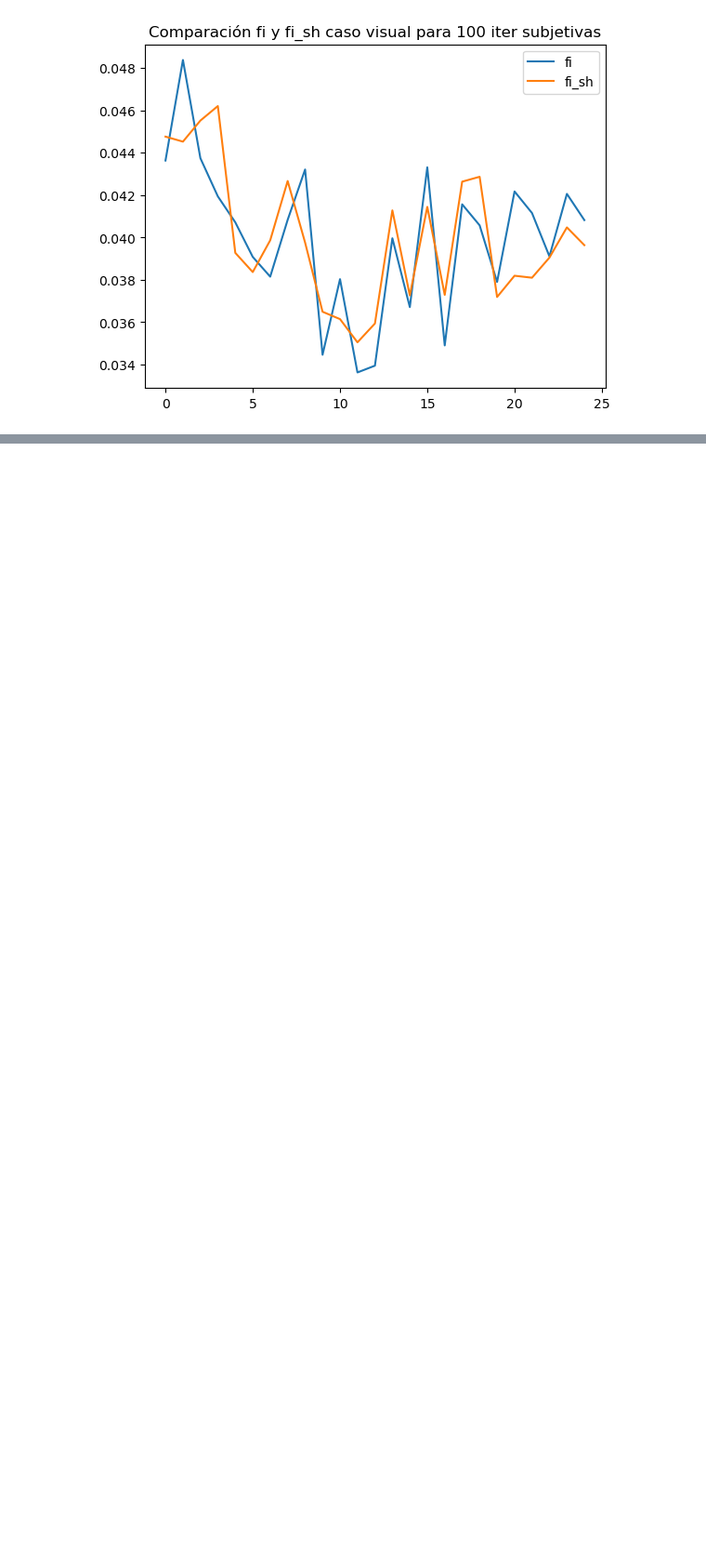
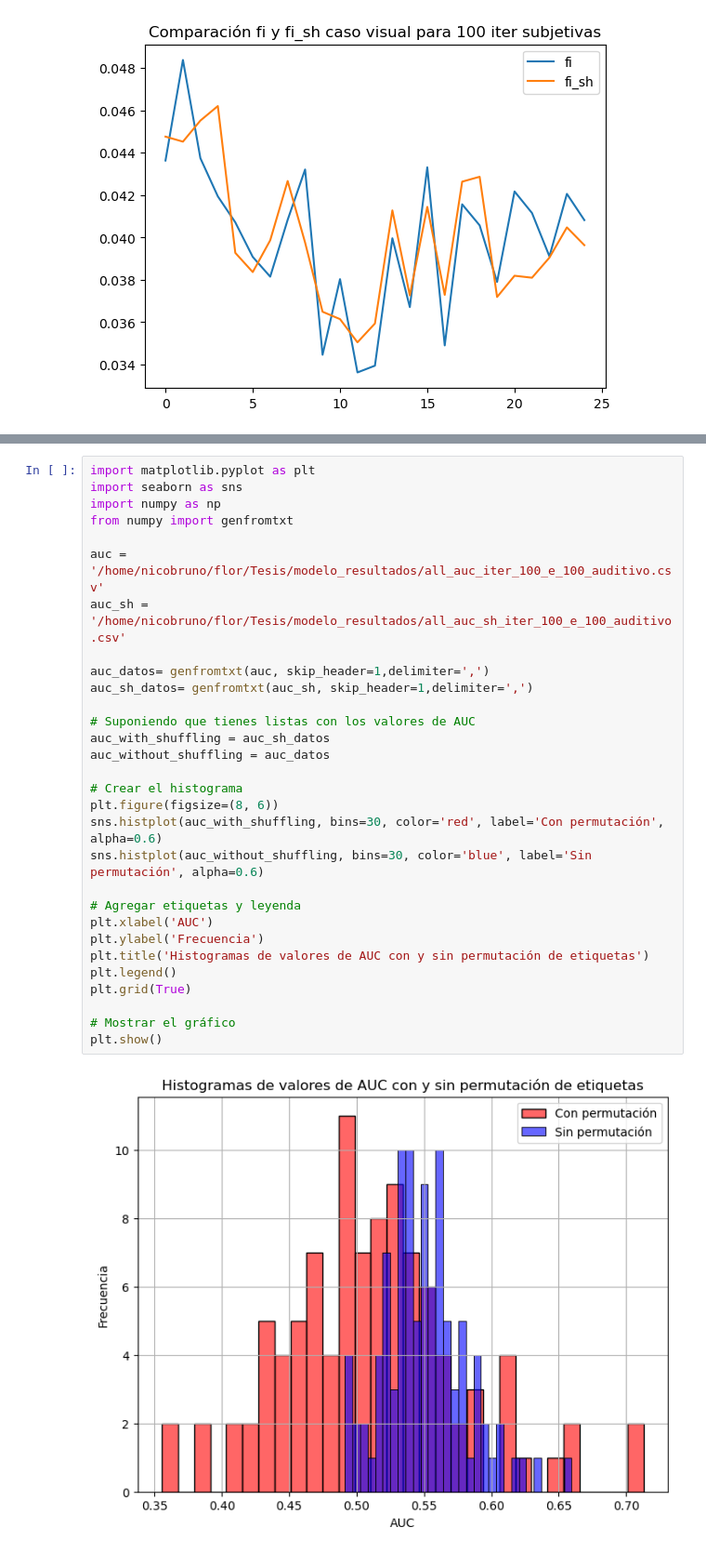
Before and after one commit to FlorenciaPerezR/Tesis, a Jupyter notebook: graficos.ipynb, the cells around one changed output, grey strips where cells are left out. Shown at 93% size. Saved outputs shown, nothing was run; the diff lists cells and outputs as text; blank space fills up the shorter version.

```diff
--- a/graficos.ipynb
+++ b/graficos.ipynb
@@ -65,0 +128,32 @@ figura.savefig('/home/nicobruno/flor/Tesis/graficos/nuevo_features_fi_visual_100
+# %%
+import matplotlib.pyplot as plt
+import seaborn as sns
+import numpy as np
+from numpy import genfromtxt
+
+auc = '/home/nicobruno/flor/Tesis/modelo_resultados/all_auc_iter_100_e_100_auditivo.csv'
+auc_sh = '/home/nicobruno/flor/Tesis/modelo_resultados/all_auc_sh_iter_100_e_100_auditivo.csv'
+
+auc_datos= genfromtxt(auc, skip_header=1,delimiter=',')
+auc_sh_datos= genfromtxt(auc_sh, skip_header=1,delimiter=',')
+
+# Suponiendo que tienes listas con los valores de AUC
+auc_with_shuffling = auc_sh_datos
+auc_without_shuffling = auc_datos
+
+# Crear el histograma
+plt.figure(figsize=(8, 6))
+sns.histplot(auc_with_shuffling, bins=30, color='red', label='Con permutación', alpha=0.6)
+sns.histplot(auc_without_shuffling, bins=30, color='blue', label='Sin permutación', alpha=0.6)
+
+# Agregar etiquetas y leyenda
+plt.xlabel('AUC')
+plt.ylabel('Frecuencia')
+plt.title('Histogramas de valores de AUC con y sin permutación de etiquetas')
+plt.legend()
+plt.grid(True)
+
+# Mostrar el gráfico
+plt.show()
+# %% [output]
+[figure, added]
```
Also changed, not shown: parts of 8 cells of this notebook, 2 other files.
